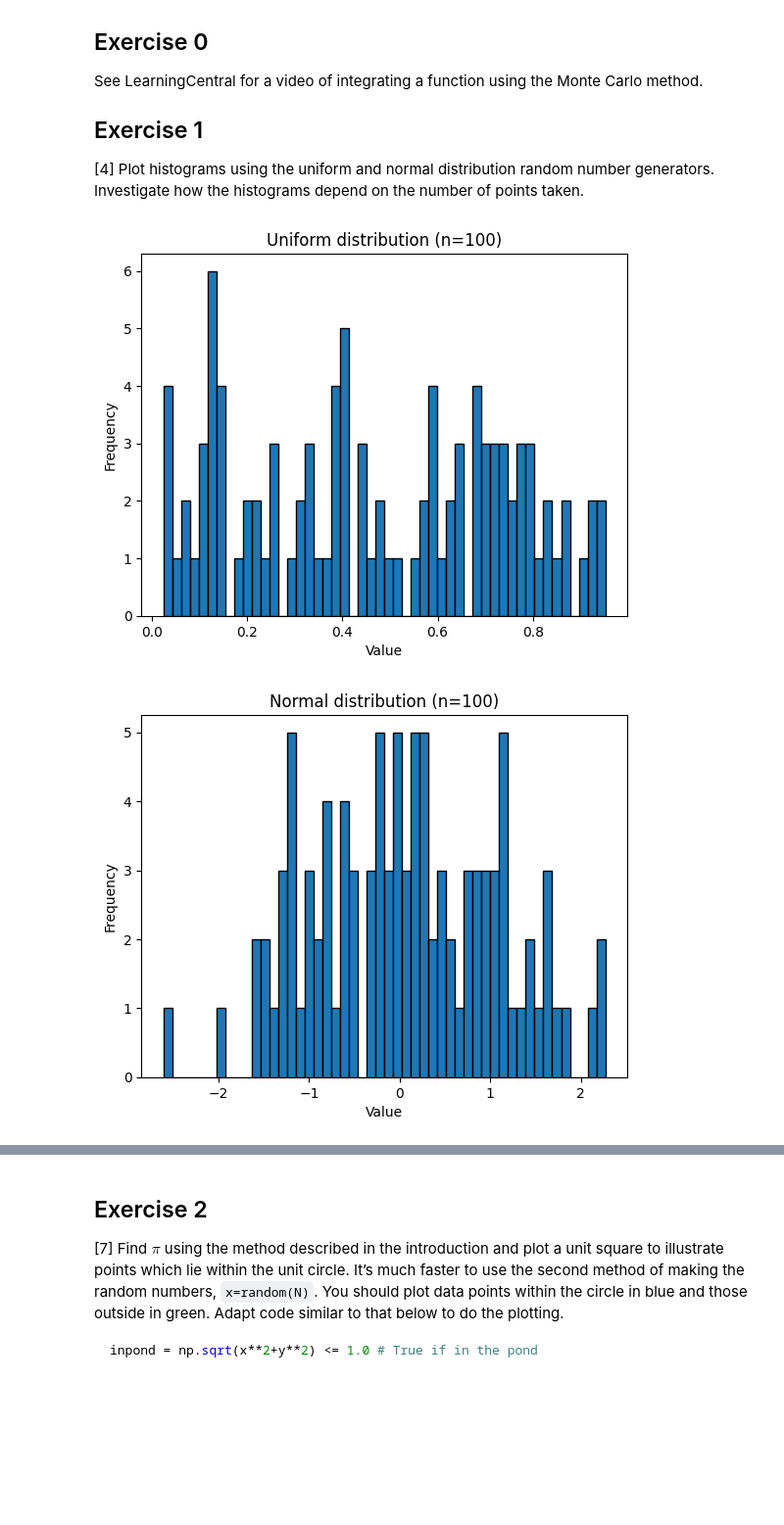
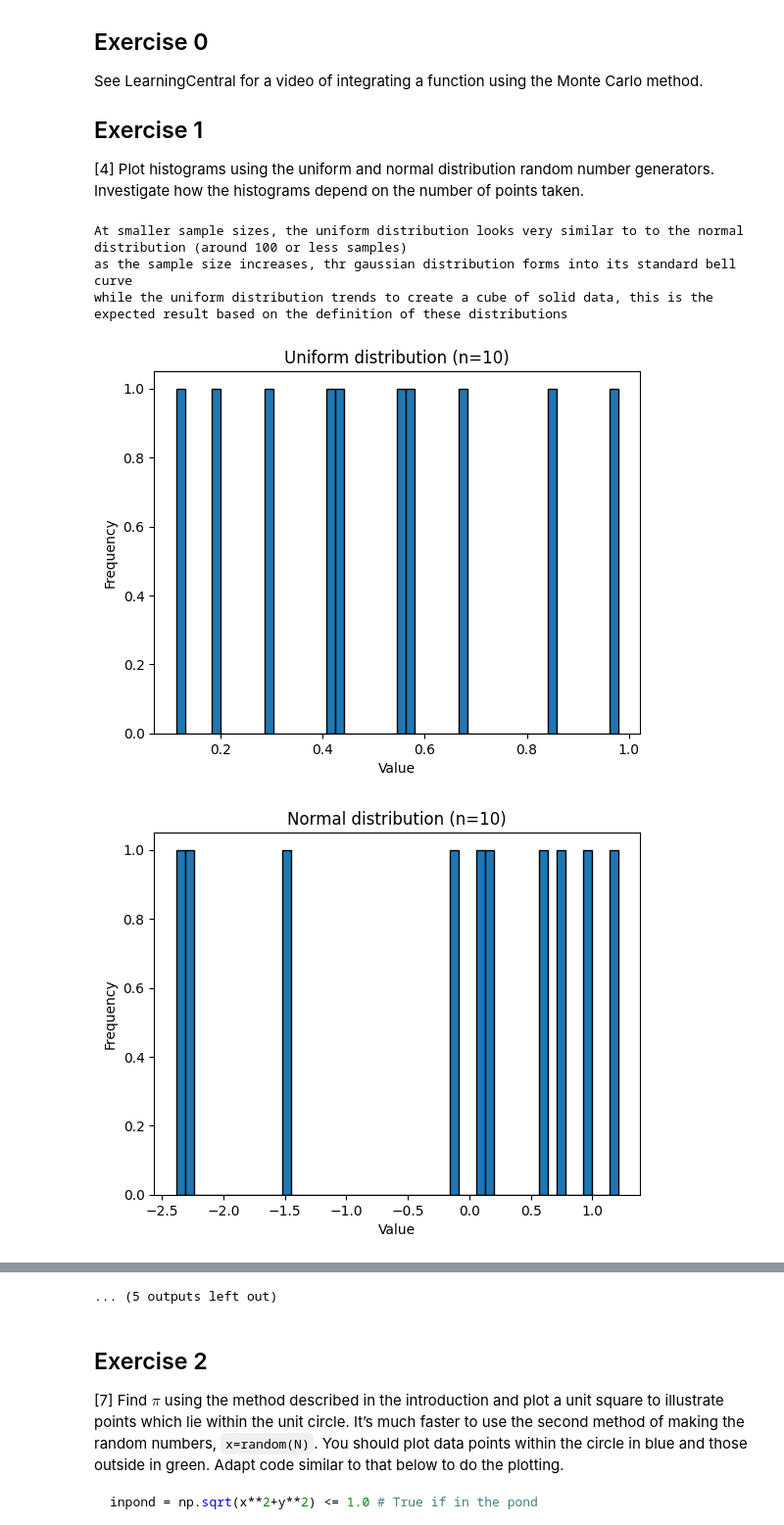
Before and after one commit to PX2145-2025/week-6-b-Toby-Horder, a Jupyter notebook: Monte_Carlo.ipynb, the cells around one changed output, grey strips where cells are left out. Shown at 98% size. Drawn from its saved outputs; the diff is of its cells as text; code cells hidden in the pictures; blank space fills up the shorter version.

```diff
--- a/Monte_Carlo.ipynb
+++ b/Monte_Carlo.ipynb
@@ -185,27 +185,36 @@ taken.
 # %%
 import numpy as np
 import matplotlib.pyplot as plt
 
-sampleSizeList = [100,150,200,250,500,1000]
+sampleSizeList = [10, 50, 100,500,1000,10000,100000,1000000]  #varying points taken to investigate it over a large size
 
+
+#creating data for both uniform and normal distributions for each number of points
 for sampleSize in sampleSizeList:
   randUni = np.random.uniform(low=0.0, high=1.0, size=sampleSize)
   randNorm = np.random.normal(loc=0.0,scale=1.0, size=sampleSize)
 
+#plotting each of the uniform distribution data
   plt.figure()
   plt.hist(randUni,bins=50,edgecolor='black')
   plt.title(f"Uniform distribution (n={sampleSize})")
   plt.xlabel("Value")
   plt.ylabel("Frequency")
 
+#plotting each
 
   plt.figure()
   plt.hist(randNorm,bins=50,edgecolor='black')
   plt.title(f"Normal distribution (n={sampleSize})")
   plt.xlabel("Value")
   plt.ylabel("Frequency")
 
-#At smaller sample sizes, the uniform distribution looks very similar to to the normal distribution
+print("At smaller sample sizes, the uniform distribution looks very similar to to the normal distribution (around 100 or less samples)")
+print("as the sample size increases, thr gaussian distribution forms into its standard bell curve")
+print("while the uniform distribution trends to create a cube of solid data, this is the expected result based on the definition of these distributions")
 # %% [output]
+At smaller sample sizes, the uniform distribution looks very similar to to the normal distribution (around 100 or less samples)
+as the sample size increases, thr gaussian distribution forms into its standard bell curve
+while the uniform distribution trends to create a cube of solid data, this is the expected result based on the definition of these distributions
-[figure, old version]
+[figure, new version]
-[figure, old version]
+[figure, new version]
@@ -222,3 +230,4 @@ for sampleSize in sampleSizeList:
+... (5 outputs left out)
 # %% [markdown]
 ## Exercise 2
 
```
Also changed, not shown: parts of 4 cells of this notebook.
